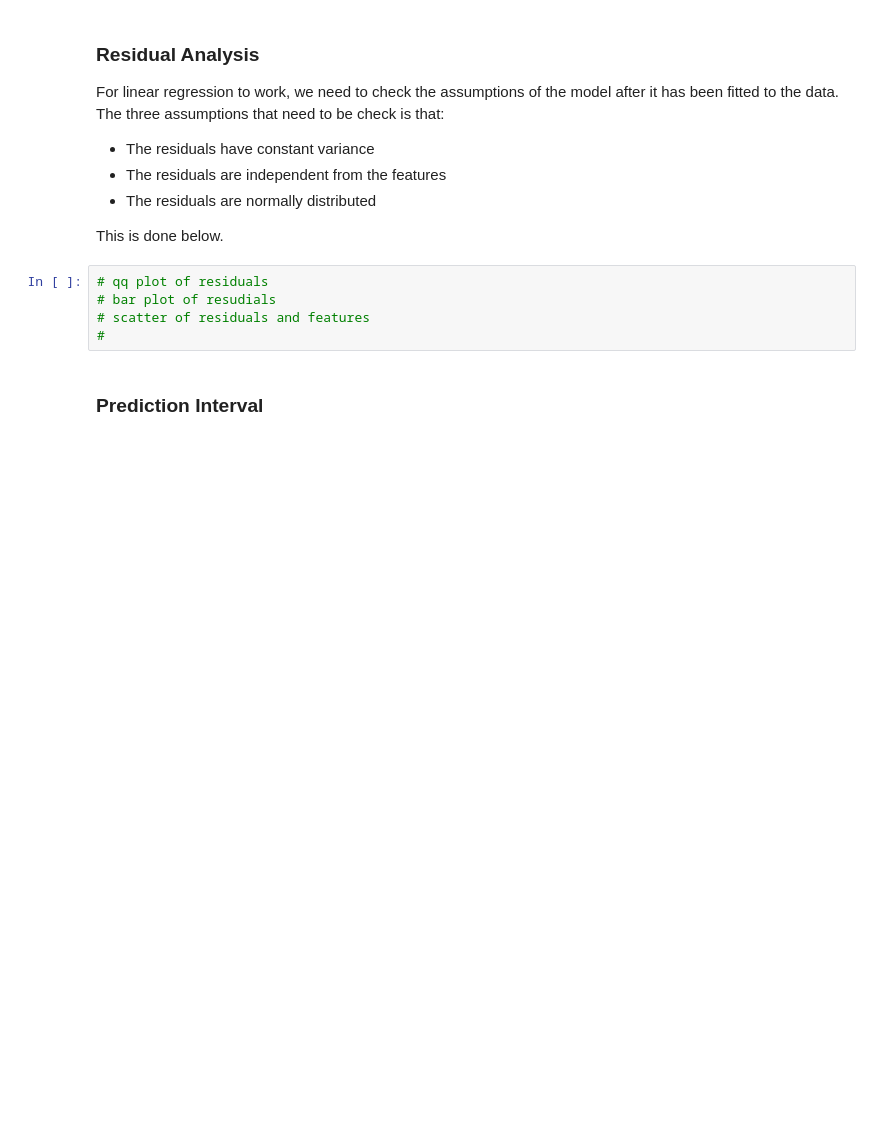
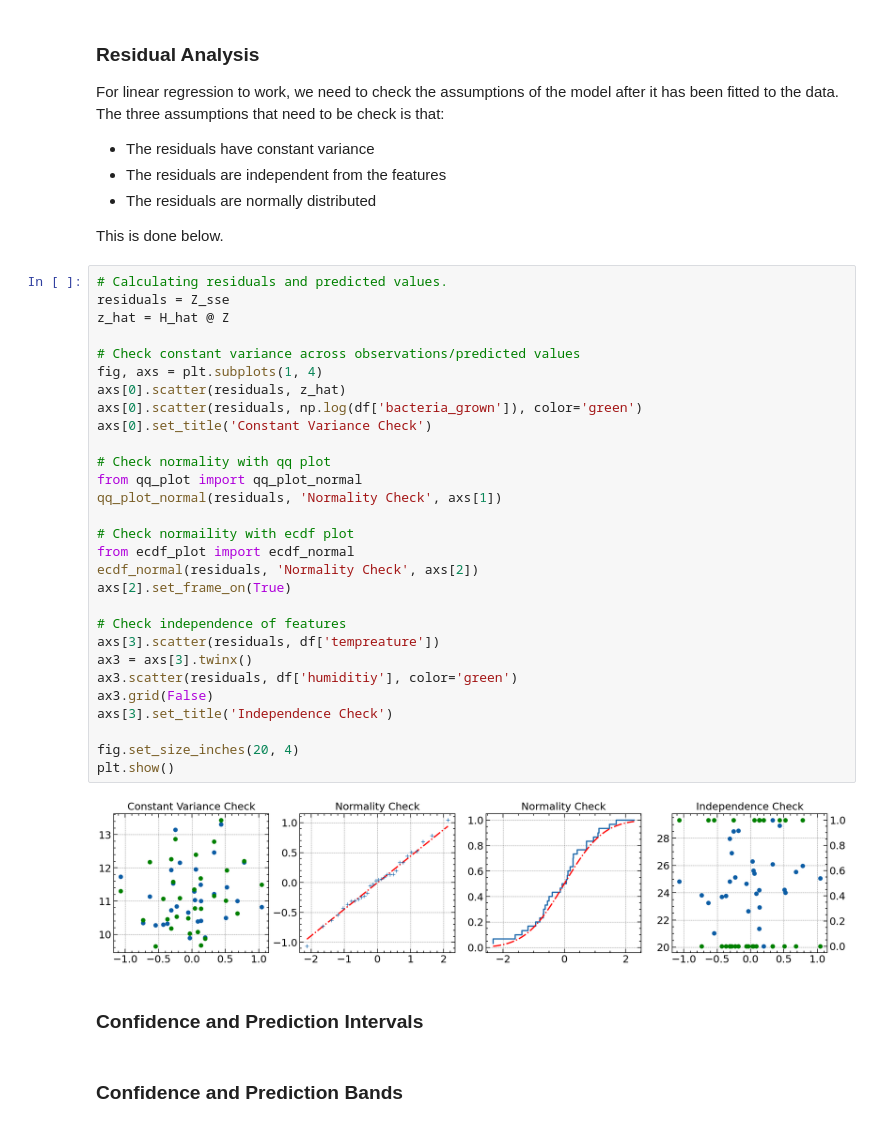
Before and after one commit to Sinbad-The-Sailor/Linear-Models, a Jupyter notebook: exponential_regression.ipynb, the cells around one changed output. Saved outputs shown, nothing was run; the diff lists cells and outputs as text; blank space fills up the shorter version.

Commit message:
Residual analysis added.

```diff
--- a/exponential_regression.ipynb
+++ b/exponential_regression.ipynb
@@ -156,10 +155,38 @@ For linear regression to work, we need to check the assumptions of the model aft
 * The residuals are normally distributed
 
 This is done below.
-# %%
-# qq plot of residuals
-# bar plot of resudials
-# scatter of residuals and features
-#
+# %%
+# Calculating residuals and predicted values.
+residuals = Z_sse
+z_hat = H_hat @ Z
+
+# Check constant variance across observations/predicted values
+fig, axs = plt.subplots(1, 4)
+axs[0].scatter(residuals, z_hat)
+axs[0].scatter(residuals, np.log(df['bacteria_grown']), color='green')
+axs[0].set_title('Constant Variance Check')
+
+# Check normality with qq plot
+from qq_plot import qq_plot_normal
+qq_plot_normal(residuals, 'Normality Check', axs[1])
+
+# Check normaility with ecdf plot
+from ecdf_plot import ecdf_normal
+ecdf_normal(residuals, 'Normality Check', axs[2])
+axs[2].set_frame_on(True)
+
+# Check independence of features
+axs[3].scatter(residuals, df['tempreature'])
+ax3 = axs[3].twinx()
+ax3.scatter(residuals, df['humiditiy'], color='green')
+ax3.grid(False)
+axs[3].set_title('Independence Check')
+
+fig.set_size_inches(20, 4)
+plt.show()
+# %% [output]
+[figure, added]
 # %% [markdown]
-### Prediction Interval
+### Confidence and Prediction Intervals
+# %% [markdown]
+### Confidence and Prediction Bands
```
Also changed, not shown: parts of 1 cell of this notebook, 6 other files.
